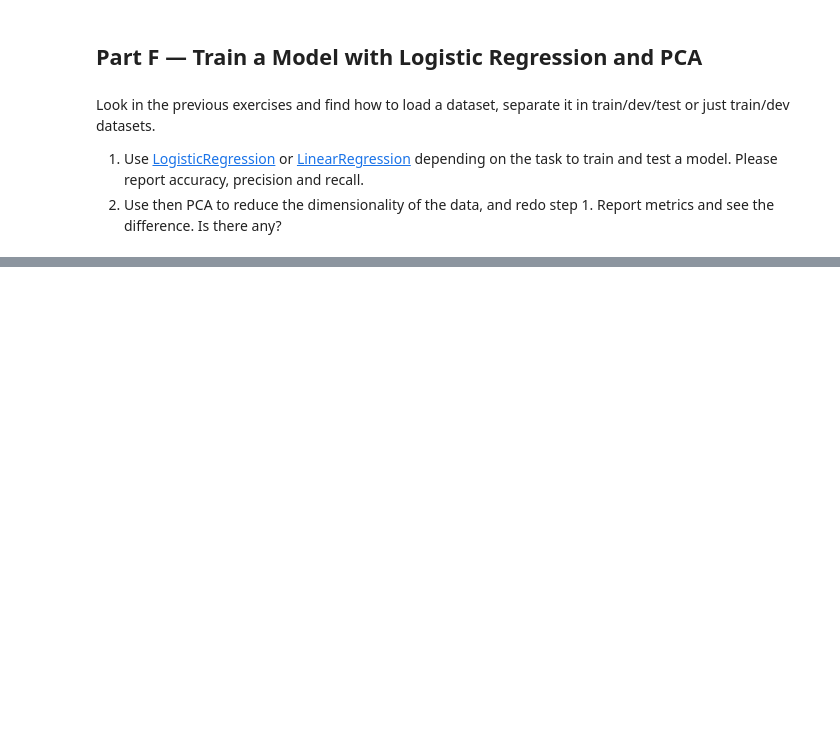
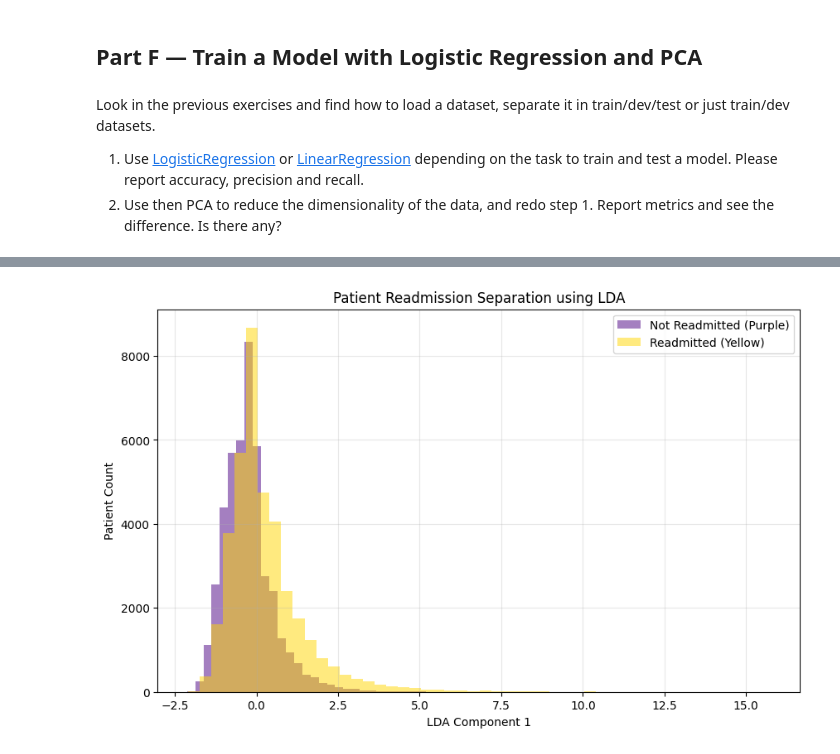
Before and after one commit to NMH1203/ml-course, a Jupyter notebook: docs/5-Principal-Component-Analysis/01-dimensionality-reduction-basics.ipynb, the cells around one changed output, grey strips where cells are left out. Cells and saved outputs as stored; diff of their text form; code cells hidden in the pictures; blank space fills up the shorter version.

```diff
--- a/docs/5-Principal-Component-Analysis/01-dimensionality-reduction-basics.ipynb
+++ b/docs/5-Principal-Component-Analysis/01-dimensionality-reduction-basics.ipynb
@@ -576,0 +448,18 @@ Sklearn probabilities:
+# %%
+lda = LDA(n_components=1)
+
+x_lda = lda.fit_transform(x_scaled, y)
+
+plt.figure(figsize=(10, 6))
+
+plt.hist(x_lda[y == 0], bins=50, alpha=0.5, label='Not Readmitted (Purple)', color='indigo')
+plt.hist(x_lda[y == 1], bins=50, alpha=0.5, label='Readmitted (Yellow)', color='gold')
+
+plt.xlabel('LDA Component 1')
+plt.ylabel('Patient Count')
+plt.title('Patient Readmission Separation using LDA')
+plt.legend()
+plt.grid(True, alpha=0.3)
+plt.show()
+# %% [output]
+[figure, added]
```
Also changed, not shown: parts of 7 cells of this notebook, 1 other file.
